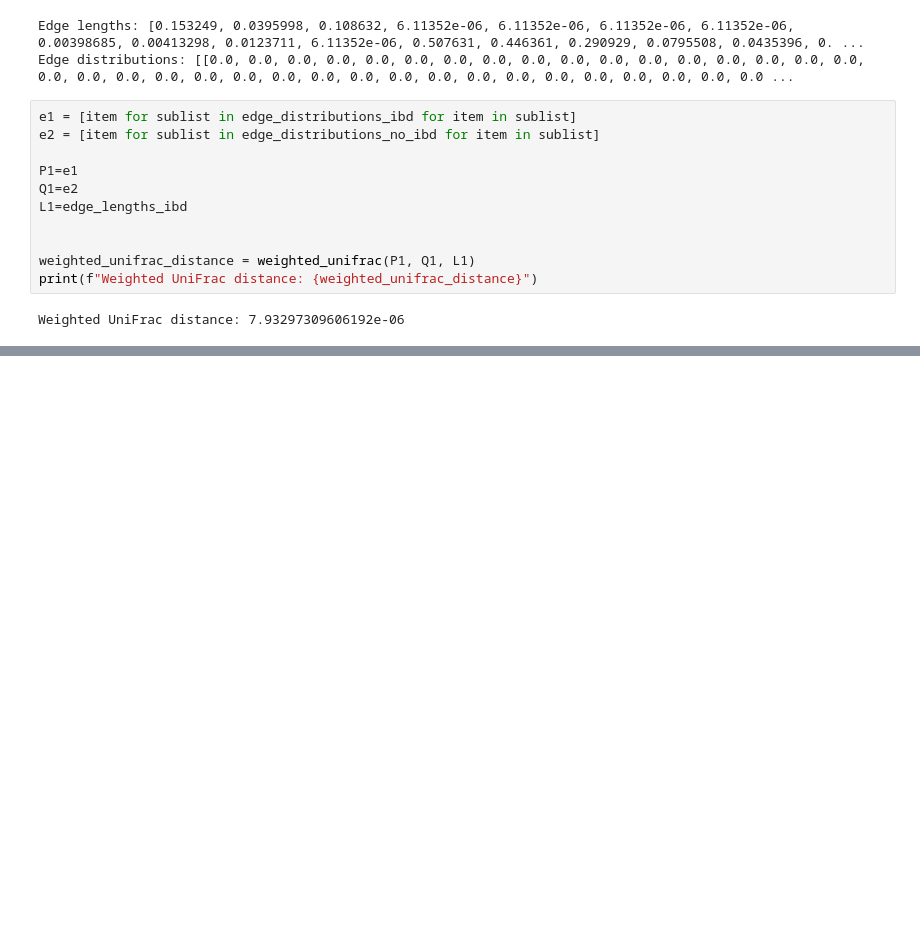
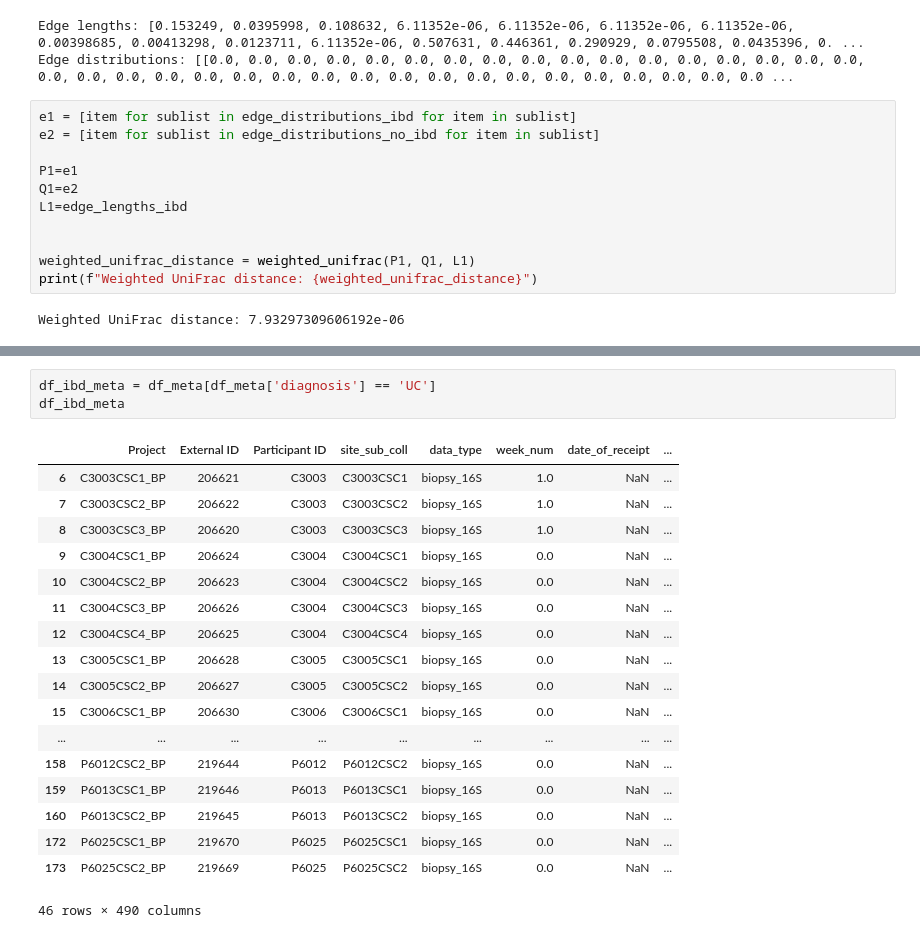
Before and after one commit to calebchin/METNN, a Jupyter notebook: METNN_experiments.ipynb, the cells around one changed output, grey strips where cells are left out. Saved outputs shown, nothing was run; the diff lists cells and outputs as text; blank space fills up the shorter version.

```diff
--- a/METNN_experiments.ipynb
+++ b/METNN_experiments.ipynb
@@ -405,0 +621,22 @@ Weighted UniFrac distance: 7.93297309606192e-06
+# %%
+df_ibd_meta = df_meta[df_meta['diagnosis'] == 'UC']
+df_ibd_meta
+# %% [output]
+|  | Project | External ID | Participant ID | site_sub_coll | data_type | week_num | date_of_receipt | ... |
+| 6 | C3003CSC1_BP | 206621 | C3003 | C3003CSC1 | biopsy_16S | 1.0 | NaN | ... |
+| 7 | C3003CSC2_BP | 206622 | C3003 | C3003CSC2 | biopsy_16S | 1.0 | NaN | ... |
+| 8 | C3003CSC3_BP | 206620 | C3003 | C3003CSC3 | biopsy_16S | 1.0 | NaN | ... |
+| 9 | C3004CSC1_BP | 206624 | C3004 | C3004CSC1 | biopsy_16S | 0.0 | NaN | ... |
+| 10 | C3004CSC2_BP | 206623 | C3004 | C3004CSC2 | biopsy_16S | 0.0 | NaN | ... |
+| 11 | C3004CSC3_BP | 206626 | C3004 | C3004CSC3 | biopsy_16S | 0.0 | NaN | ... |
+| 12 | C3004CSC4_BP | 206625 | C3004 | C3004CSC4 | biopsy_16S | 0.0 | NaN | ... |
+| 13 | C3005CSC1_BP | 206628 | C3005 | C3005CSC1 | biopsy_16S | 0.0 | NaN | ... |
+| 14 | C3005CSC2_BP | 206627 | C3005 | C3005CSC2 | biopsy_16S | 0.0 | NaN | ... |
+| 15 | C3006CSC1_BP | 206630 | C3006 | C3006CSC1 | biopsy_16S | 0.0 | NaN | ... |
+| ... | ... | ... | ... | ... | ... | ... | ... | ... |
+| 158 | P6012CSC2_BP | 219644 | P6012 | P6012CSC2 | biopsy_16S | 0.0 | NaN | ... |
+| 159 | P6013CSC1_BP | 219646 | P6013 | P6013CSC1 | biopsy_16S | 0.0 | NaN | ... |
+| 160 | P6013CSC2_BP | 219645 | P6013 | P6013CSC2 | biopsy_16S | 0.0 | NaN | ... |
+| 172 | P6025CSC1_BP | 219670 | P6025 | P6025CSC1 | biopsy_16S | 0.0 | NaN | ... |
+| 173 | P6025CSC2_BP | 219669 | P6025 | P6025CSC2 | biopsy_16S | 0.0 | NaN | ... |
+46 rows × 490 columns
```
Also changed, not shown: parts of 29 cells of this notebook, 13 other files.
